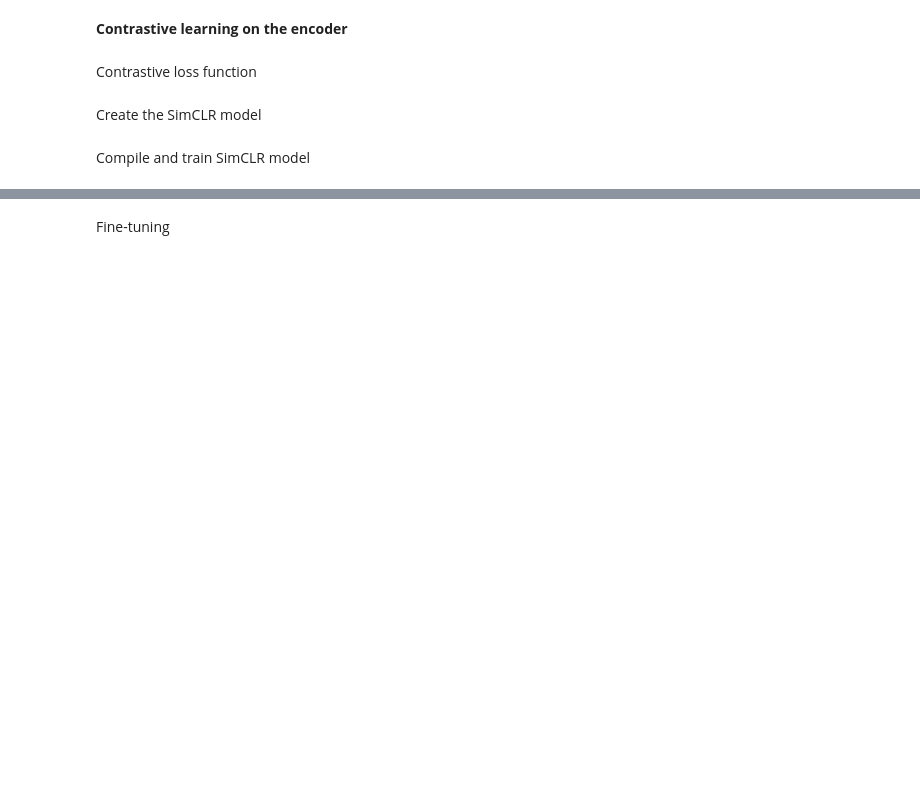
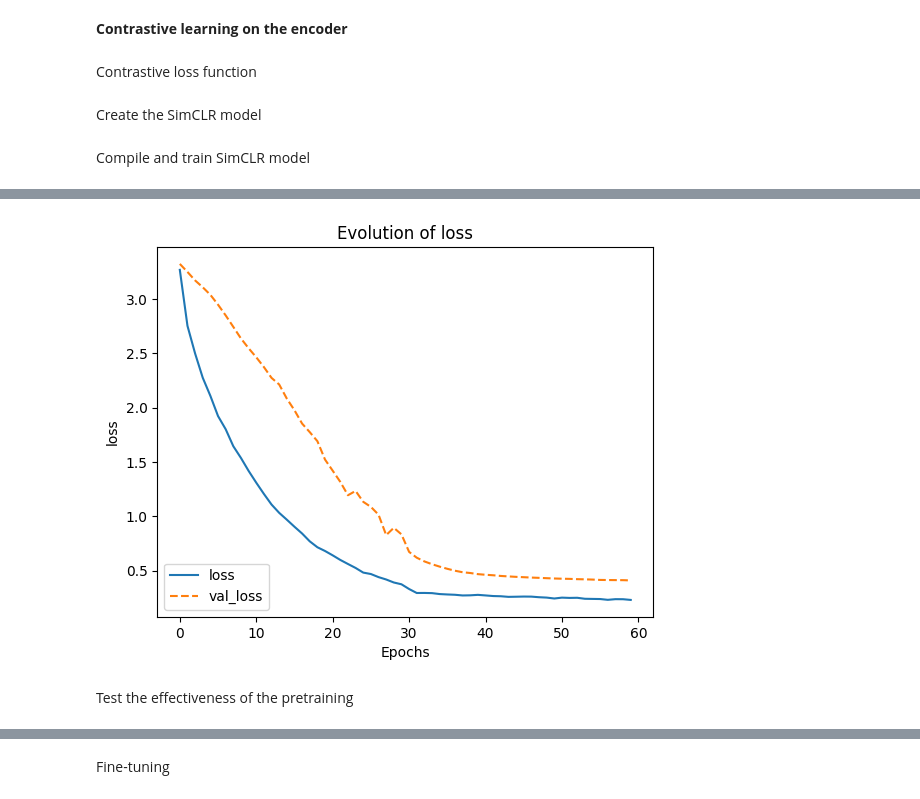
Before and after one commit to yanncalec/dpmhm, a Jupyter notebook: notebooks/models/SimCLR_metadataset.ipynb, the cells around one changed output, grey strips where cells are left out. Saved outputs shown, nothing was run; the diff lists cells and outputs as text; code cells hidden in the pictures; blank space fills up the shorter version.

```diff
--- a/notebooks/models/SimCLR_metadataset.ipynb
+++ b/notebooks/models/SimCLR_metadataset.ipynb
@@ -301,3 +243,5 @@ autoencoder = Autoencoder(input_shape,n_embedding,kernel_size)
+# %%
+encoder = Encoder(input_shape,n_embedding,kernel_size)
 # %% [markdown]
 **Contrastive learning on the encoder**
 # %% [markdown]
@@ -333,7 +277,7 @@ tf.config.experimental_run_functions_eagerly(True)
 
 # Define the contrastive model with model-subclassing
 class SimCLRModel(keras.Model):
-    def __init__(self):
+    def __init__(self, encoder):
         super().__init__()
 
         self.tau = tau
@@ -344,7 +288,7 @@ class SimCLRModel(keras.Model):
             layers.RandomTranslation(height_factor=0.2, width_factor=0.2),
         ], name='Data_augmentation')
 
-        self.encoder = autoencoder.encoder
+        self.encoder = encoder
 
         self.projection_head = keras.Sequential([
                 layers.Dense(256, activation='relu'),
@@ -367,13 +311,11 @@ class SimCLRModel(keras.Model):
         self.contrastive_optimizer = contrastive_optimizer
 
         self.contrastive_loss_tracker = keras.metrics.Mean(name="c_loss")
-        self.mean_cosine_similarity = keras.metrics.Mean(name="mean_cosine_similarity")
 
     @property
     def metrics(self):
         return [
-            self.contrastive_loss_tracker,
-            self.mean_cosine_similarity,
+            self.contrastive_loss_tracker
         ]
 
     def train_step(self, data):
@@ -393,7 +335,7 @@ class SimCLRModel(keras.Model):
             projections_2 = self.projection_head(features_2, training=True)
 
             # Compute contrastive loss
-            contrastive_loss = contrastive_loss_fn(projections_1, projections_2, self.tau)
+            contrastive_loss = contrastive_loss_fn(projections_1, projections_2, self.tau) +contrastive_loss_fn(projections_2, projections_1, self.tau)
 
         # Compute gradients and apply updates for the contrastive loss
         gradients = tape.gradient(
@@ -407,11 +349,7 @@ class SimCLRModel(keras.Model):
             )
         )
         self.contrastive_loss_tracker.update_state(contrastive_loss)
-
-        cosine_similarity = tf.reduce_mean(keras.losses.cosine_similarity(projections_1, projections_2))
-        self.mean_cosine_similarity.update_state(cosine_similarity)
-
-        return {m.name: m.result() for m in self.metrics[:2]}
+        return {m.name: m.result() for m in self.metrics}
 
     def test_step(self, data):
         test_image, _ = data
@@ -426,12 +364,8 @@ class SimCLRModel(keras.Model):
         projections_1 = self.projection_head(features_1, training=False)
         projections_2 = self.projection_head(features_2, training=False)
 
-        contrastive_loss = contrastive_loss_fn(projections_1, projections_2, self.tau)
+        contrastive_loss = contrastive_loss_fn(projections_1, projections_2, self.tau) + contrastive_loss_fn(projections_2, projections_1, self.tau)
         self.contrastive_loss_tracker.update_state(contrastive_loss)
-
-        cosine_similarity = tf.reduce_mean(keras.losses.cosine_similarity(projections_1, projections_2))
-        self.mean_cosine_similarity.update_state(cosine_similarity)
-
         return {m.name: m.result() for m in self.metrics}
 # %% [markdown]
 Compile and train SimCLR model
@@ -505,3 +412,3 @@ Model: "sim_clr_model"
 # %%
-autoencoder.save_weights('simclr.weights.h5')
-# autoencoder.load_weights('model_weights.weights.h5')
+# simclr_model.save_weights('simclr.weights.h5')
+simclr_model.load_weights('simclr.weights.h5')
@@ -655,0 +500,14 @@ Model: "functional_11"
+# %%
+plt.xlabel('Epochs')
+plt.ylabel('loss')
+plt.plot(classification_history.history['loss'], label='loss')
+plt.plot(classification_history.history['val_loss'], linestyle='dashed', label='val_loss')
+
+
+plt.legend(loc='lower left')
+plt.title('Evolution of loss')
+plt.show()
+# %% [output]
+[figure, added]
+# %% [markdown]
+Test the effectiveness of the pretraining
```
Also changed, not shown: parts of 26 cells of this notebook, 2 other files.
